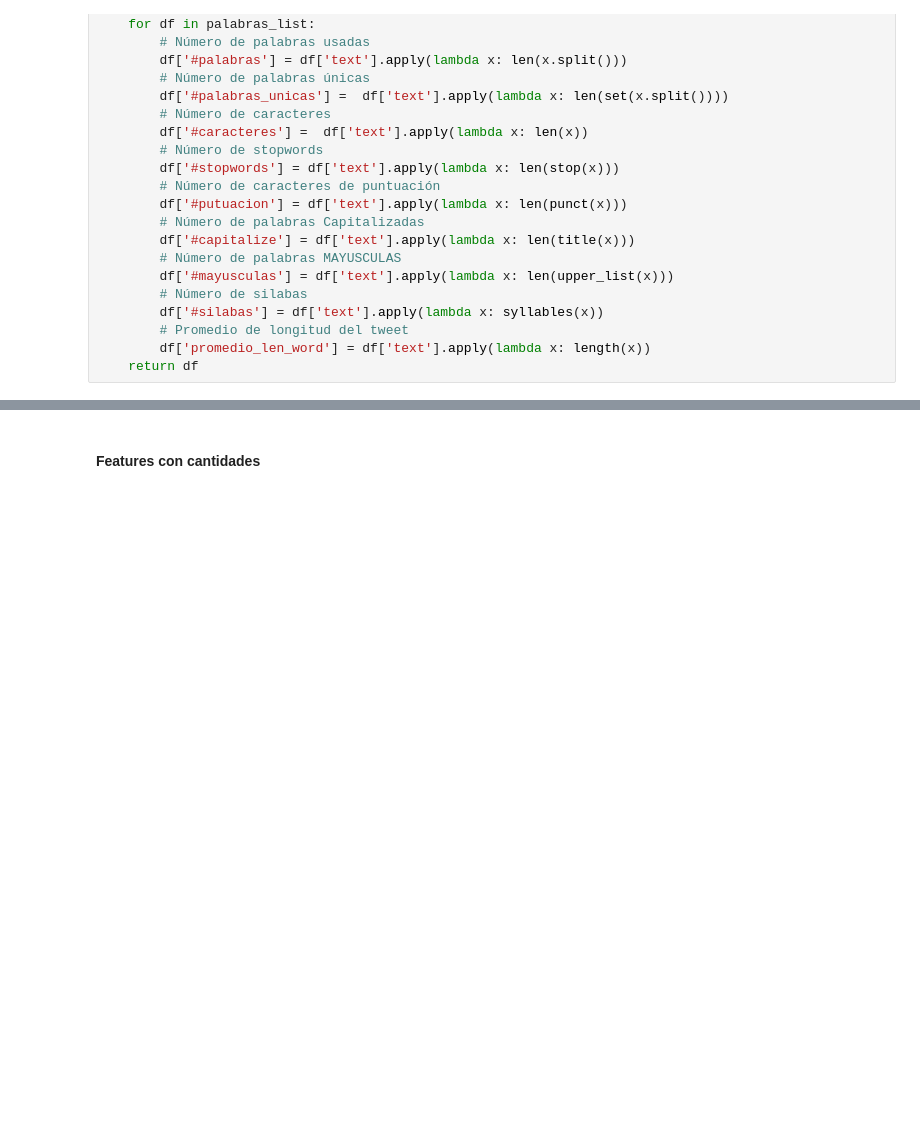
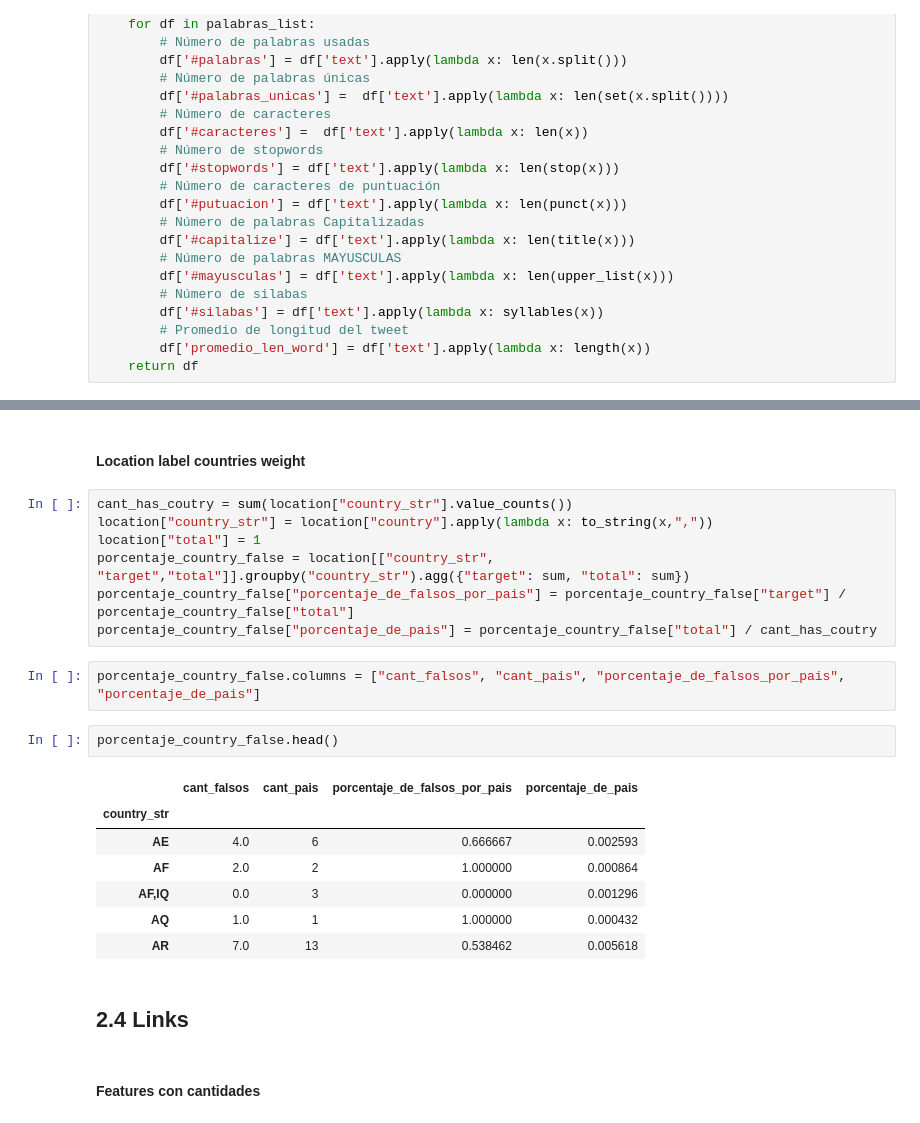
Before and after one commit to anichucai/7506-Datos-datos-tp2, a Jupyter notebook: Features.ipynb, the cells around one changed output, grey strips where cells are left out. Cells and saved outputs as stored; diff of their text form; blank space fills up the shorter version.

```diff
--- a/Features.ipynb
+++ b/Features.ipynb
@@ -502,3 +686,26 @@ def agregar_features_cantidad_palabras(df_og):
+# %% [markdown]
+#### Location label countries weight
+# %%
+cant_has_coutry = sum(location["country_str"].value_counts())
+location["country_str"] = location["country"].apply(lambda x: to_string(x,","))
+location["total"] = 1
+porcentaje_country_false = location[["country_str", "target","total"]].groupby("country_str").agg({"target": sum, "total": sum})
+porcentaje_country_false["porcentaje_de_falsos_por_pais"] = porcentaje_country_false["target"] / porcentaje_country_false["total"]
+porcentaje_country_false["porcentaje_de_pais"] = porcentaje_country_false["total"] / cant_has_coutry
+# %%
+porcentaje_country_false.columns = ["cant_falsos", "cant_pais", "porcentaje_de_falsos_por_pais", "porcentaje_de_pais"]
+# %%
+porcentaje_country_false.head()
+# %% [output]
+|  | cant_falsos | cant_pais | porcentaje_de_falsos_por_pais | porcentaje_de_pais |
+| country_str |  |  |  |  |
+| AE | 4.0 | 6 | 0.666667 | 0.002593 |
+| AF | 2.0 | 2 | 1.000000 | 0.000864 |
+| AF,IQ | 0.0 | 3 | 0.000000 | 0.001296 |
+| AQ | 1.0 | 1 | 1.000000 | 0.000432 |
+| AR | 7.0 | 13 | 0.538462 | 0.005618 |
+# %% [markdown]
+## 2.4 Links
 # %% [markdown]
 #### Features con cantidades
 # %%
```
Also changed, not shown: parts of 20 cells of this notebook.
